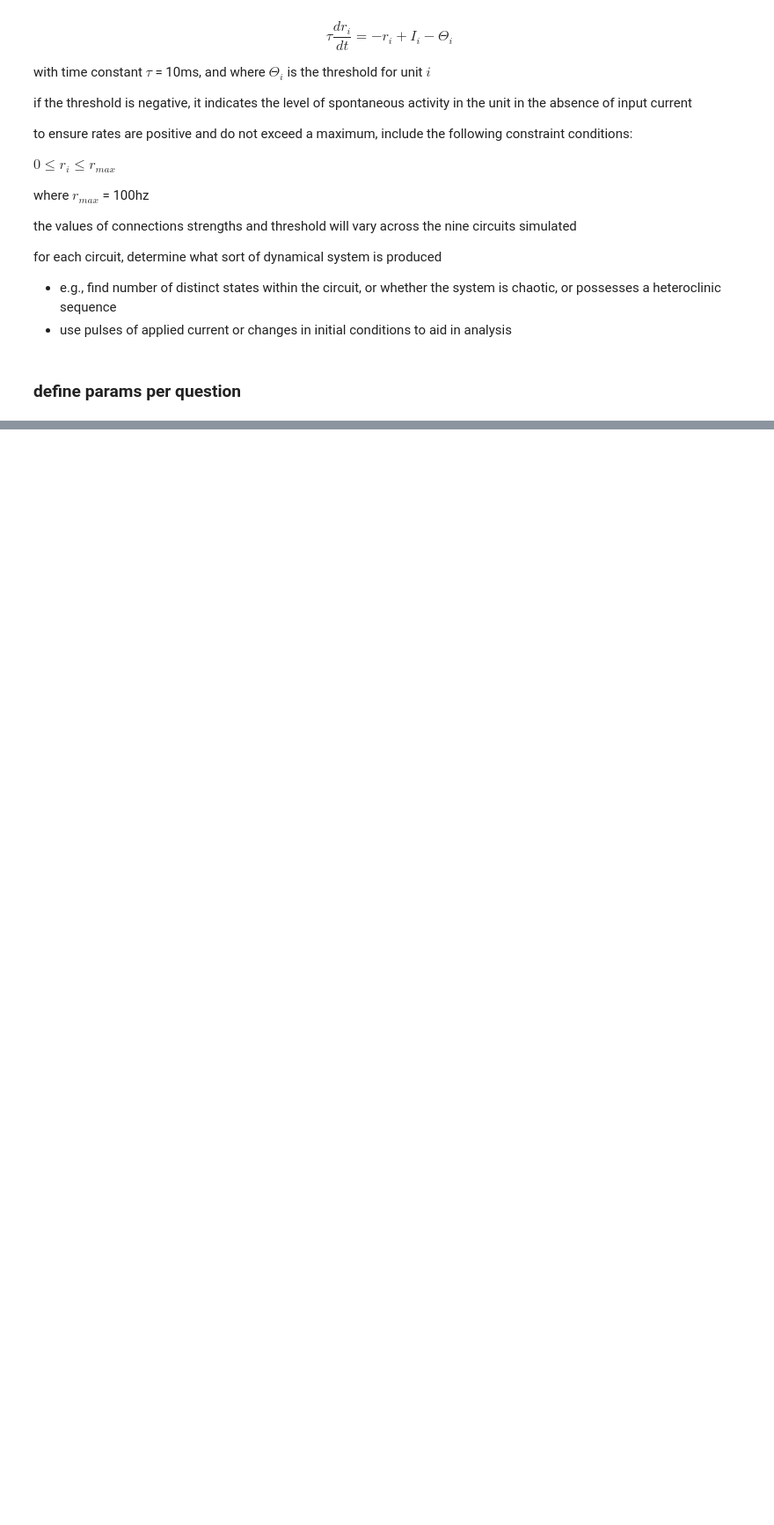
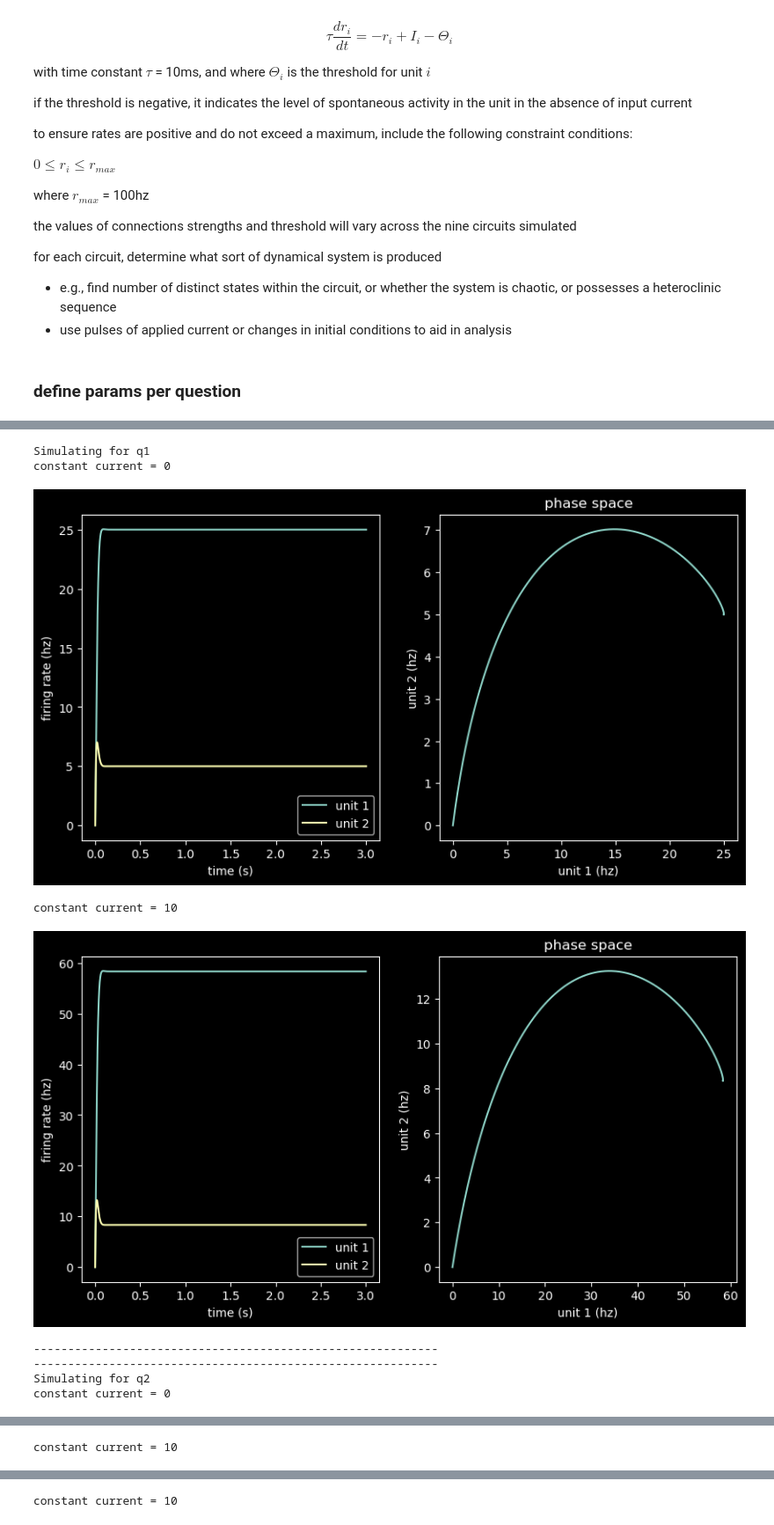
Before and after one commit to polsen99/intro_comp_neuro, a Jupyter notebook: ch7 (dynamical systems)/tutorial 7.2 - diverse dynamical systems from similar circuit architectures.ipynb, the cells around one changed output, grey strips where cells are left out. Shown at 88% size. Drawn from its saved outputs; the diff is of its cells as text; code cells hidden in the pictures; blank space fills up the shorter version.

```diff
--- a/ch7 (dynamical systems)/tutorial 7.2 - diverse dynamical systems from similar circuit architectures.ipynb
+++ b/ch7 (dynamical systems)/tutorial 7.2 - diverse dynamical systems from similar circuit architectures.ipynb
@@ -167,18 +194,41 @@ theta9 = np.array([-2, -1, -1])
 # %%
 parameter_sets = [
     {"w": w1, "theta": theta1, "question": "q1"},
     {"w": w2, "theta": theta2, "question": "q2"},
     {"w": w3, "theta": theta3, "question": "q3"},
     {"w": w4, "theta": theta4, "question": "q4"},
     {"w": w5, "theta": theta5, "question": "q5"},
     {"w": w6, "theta": theta6, "question": "q6"},
     {"w": w7, "theta": theta7, "question": "q7"},
     {"w": w8, "theta": theta8, "question": "q8"},
     {"w": w9, "theta": theta9, "question": "q9"}
 ]
 
-# Looping through each set of parameters:
 for params in parameter_sets:
+
     print(f"Simulating for {params['question']}")
-    r = simulate_circuit(params['w'], i_stim, params['theta'])  # 'None' assumes you're not varying i_app in this setup.
+    n_units = params['w'].shape[0]
+    # 0 applied
+    print('constant current = 0')
+    i_app = np.zeros((n_units, len(t)))
+    r = simulate_circuit(params['w'], i_app, params['theta'], tau)
     plot_dynamics(t, r)
+
+    # 1 applied
+    print('constant current = 10')
+    i_app = np.ones((n_units, len(t))) * 10
+    r = simulate_circuit(params['w'], i_app, params['theta'], tau)
+    plot_dynamics(t, r)
+
+    print('-----------------------------------------------------------')
+    print('-----------------------------------------------------------')
+# %% [output]
+Simulating for q1
+constant current = 0
+[figure, added]
+constant current = 10
+[figure, added]
+-----------------------------------------------------------
+-----------------------------------------------------------
+Simulating for q2
+constant current = 0
@@ -184,0 +236 @@ for params in parameter_sets:
+constant current = 10
@@ -184,0 +243 @@ for params in parameter_sets:
+constant current = 10
```
Also changed, not shown: parts of 10 cells of this notebook.
